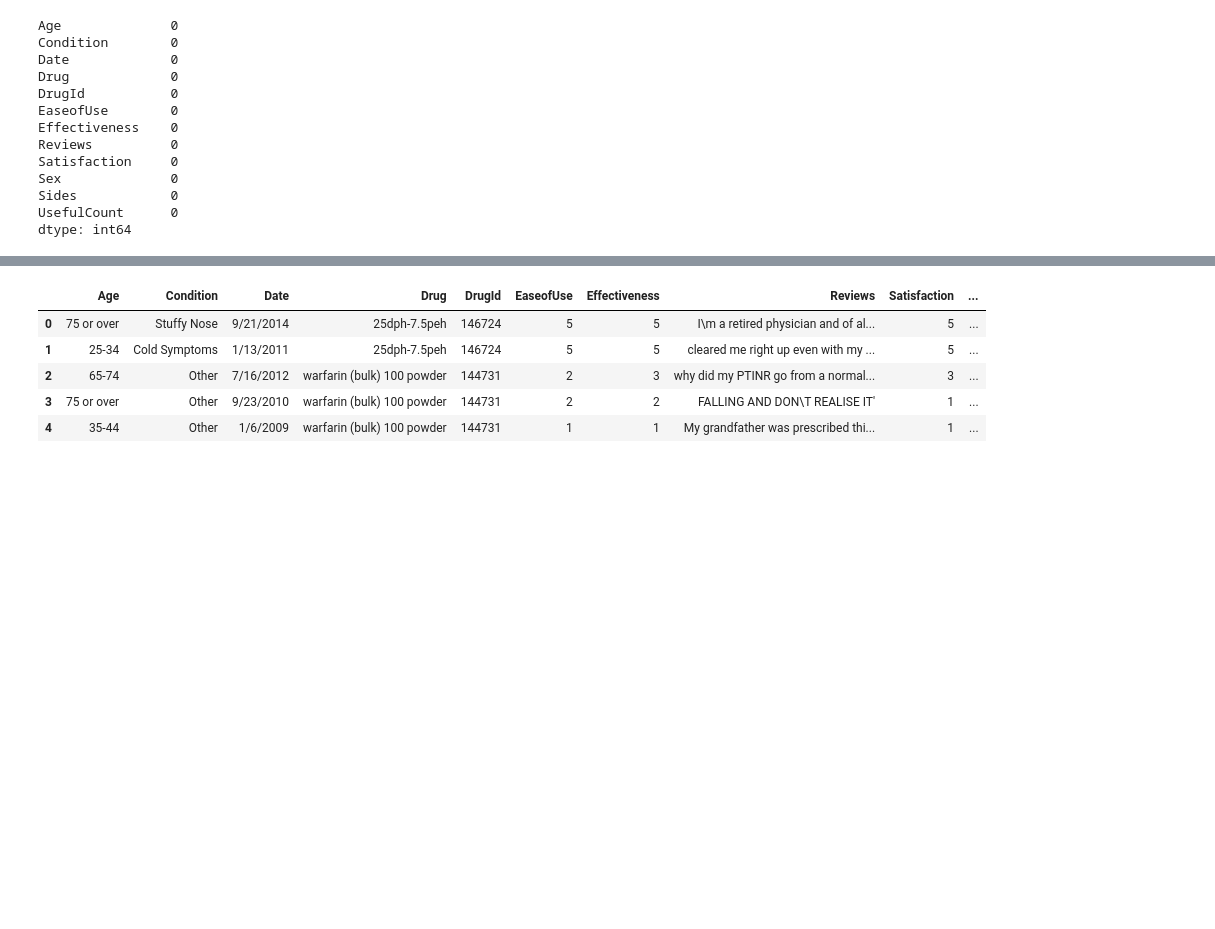
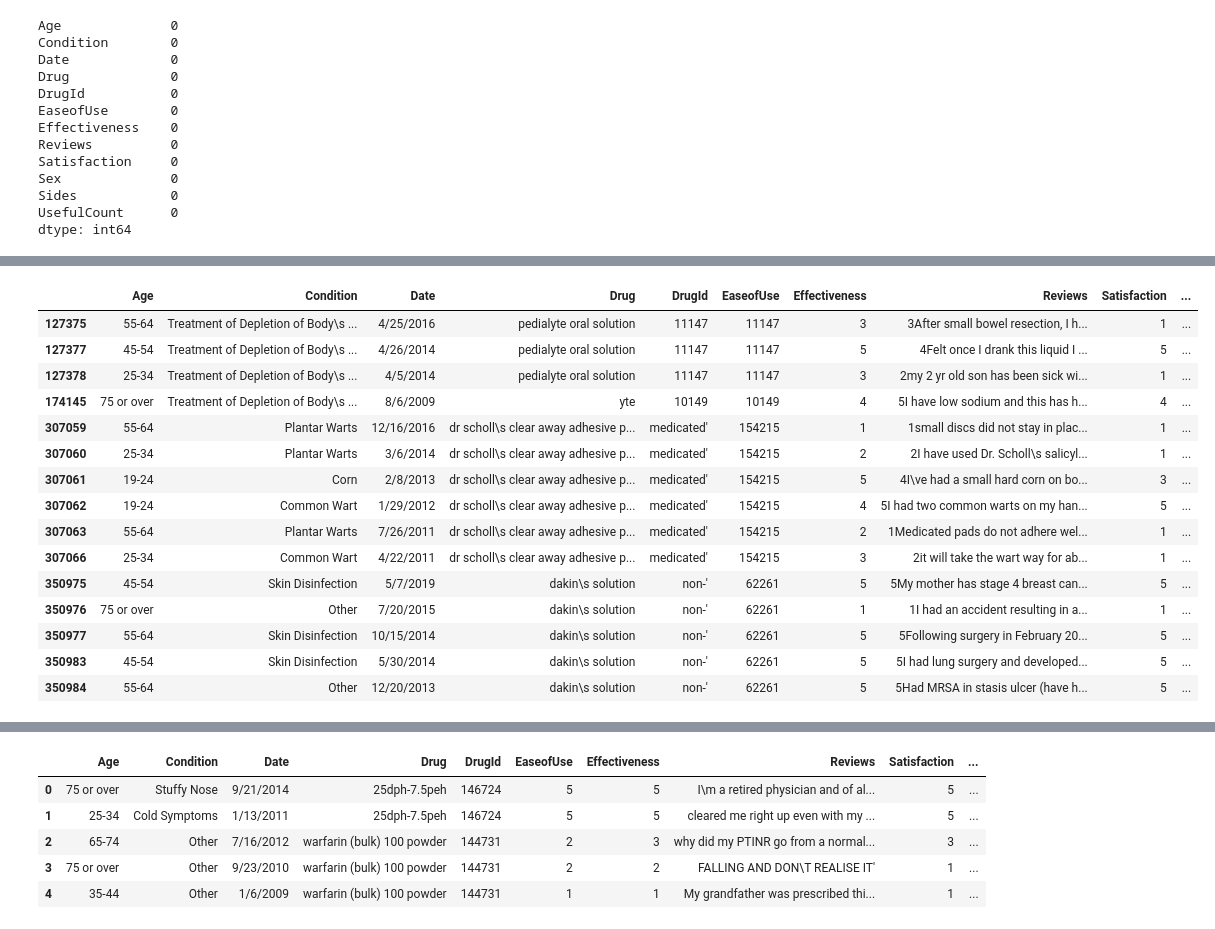
Before and after one commit to AnggaDS01/Python, a Jupyter notebook: Machine-Learning/Documentations/Tensorflow/Others/main.ipynb, the cells around one changed output, grey strips where cells are left out. Cells and saved outputs as stored; diff of their text form; code cells hidden in the pictures; blank space fills up the shorter version.

```diff
--- a/Machine-Learning/Documentations/Tensorflow/Others/main.ipynb
+++ b/Machine-Learning/Documentations/Tensorflow/Others/main.ipynb
@@ -209,0 +269,19 @@ dtype: int64
+# %%
+prep_df[:15]
+# %% [output]
+|  | Age | Condition | Date | Drug | DrugId | EaseofUse | Effectiveness | Reviews | Satisfaction | ... |
+| 127375 | 55-64 | Treatment of Depletion of Body\s ... | 4/25/2016 | pedialyte oral solution | 11147 | 11147 | 3 | 3After small bowel resection, I h... | 1 | ... |
+| 127377 | 45-54 | Treatment of Depletion of Body\s ... | 4/26/2014 | pedialyte oral solution | 11147 | 11147 | 5 | 4Felt once I drank this liquid I ... | 5 | ... |
+| 127378 | 25-34 | Treatment of Depletion of Body\s ... | 4/5/2014 | pedialyte oral solution | 11147 | 11147 | 3 | 2my 2 yr old son has been sick wi... | 1 | ... |
+| 174145 | 75 or over | Treatment of Depletion of Body\s ... | 8/6/2009 | yte | 10149 | 10149 | 4 | 5I have low sodium and this has h... | 4 | ... |
+| 307059 | 55-64 | Plantar Warts | 12/16/2016 | dr scholl\s clear away adhesive p... | medicated' | 154215 | 1 | 1small discs did not stay in plac... | 1 | ... |
+| 307060 | 25-34 | Plantar Warts | 3/6/2014 | dr scholl\s clear away adhesive p... | medicated' | 154215 | 2 | 2I have used Dr. Scholl\s salicyl... | 1 | ... |
+| 307061 | 19-24 | Corn | 2/8/2013 | dr scholl\s clear away adhesive p... | medicated' | 154215 | 5 | 4I\ve had a small hard corn on bo... | 3 | ... |
+| 307062 | 19-24 | Common Wart | 1/29/2012 | dr scholl\s clear away adhesive p... | medicated' | 154215 | 4 | 5I had two common warts on my han... | 5 | ... |
+| 307063 | 55-64 | Plantar Warts | 7/26/2011 | dr scholl\s clear away adhesive p... | medicated' | 154215 | 2 | 1Medicated pads do not adhere wel... | 1 | ... |
+| 307066 | 25-34 | Common Wart | 4/22/2011 | dr scholl\s clear away adhesive p... | medicated' | 154215 | 3 | 2it will take the wart way for ab... | 1 | ... |
+| 350975 | 45-54 | Skin Disinfection | 5/7/2019 | dakin\s solution | non-' | 62261 | 5 | 5My mother has stage 4 breast can... | 5 | ... |
+| 350976 | 75 or over | Other | 7/20/2015 | dakin\s solution | non-' | 62261 | 1 | 1I had an accident resulting in a... | 1 | ... |
+| 350977 | 55-64 | Skin Disinfection | 10/15/2014 | dakin\s solution | non-' | 62261 | 5 | 5Following surgery in February 20... | 5 | ... |
+| 350983 | 45-54 | Skin Disinfection | 5/30/2014 | dakin\s solution | non-' | 62261 | 5 | 5I had lung surgery and developed... | 5 | ... |
+| 350984 | 55-64 | Other | 12/20/2013 | dakin\s solution | non-' | 62261 | 5 | 5Had MRSA in stasis ulcer (have h... | 5 | ... |
```
Also changed, not shown: parts of 36 cells of this notebook.
